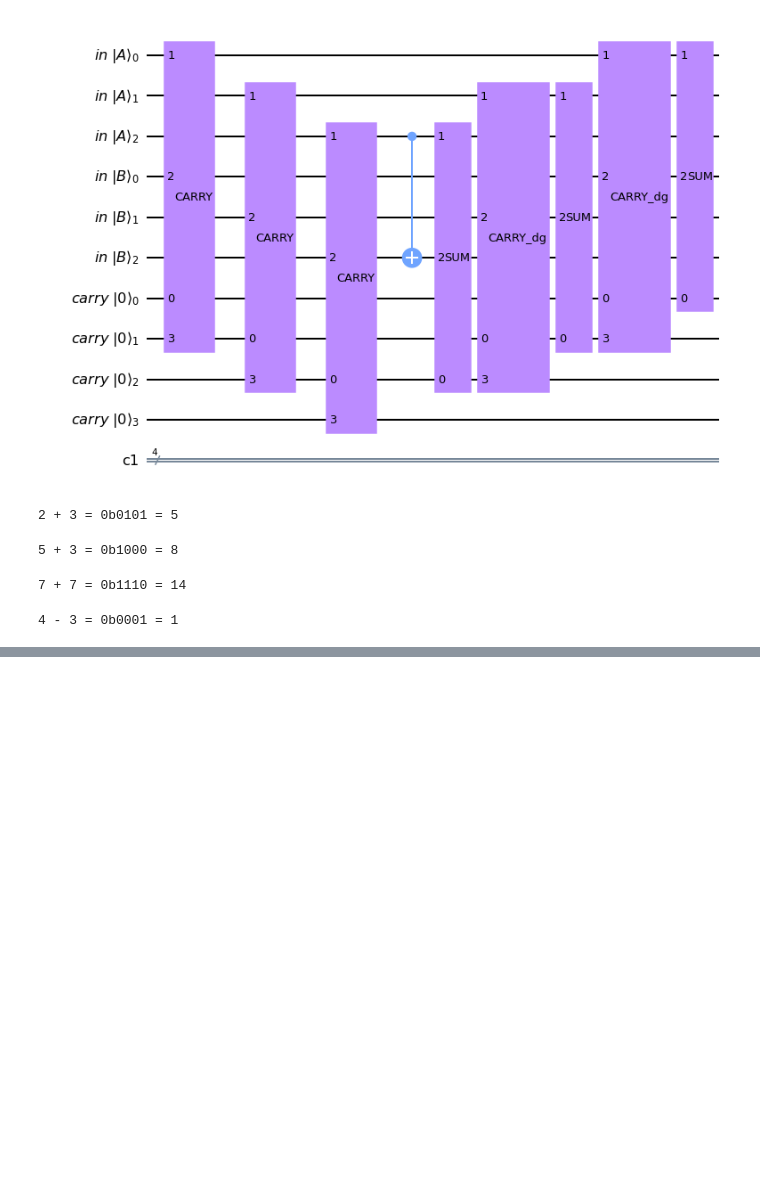
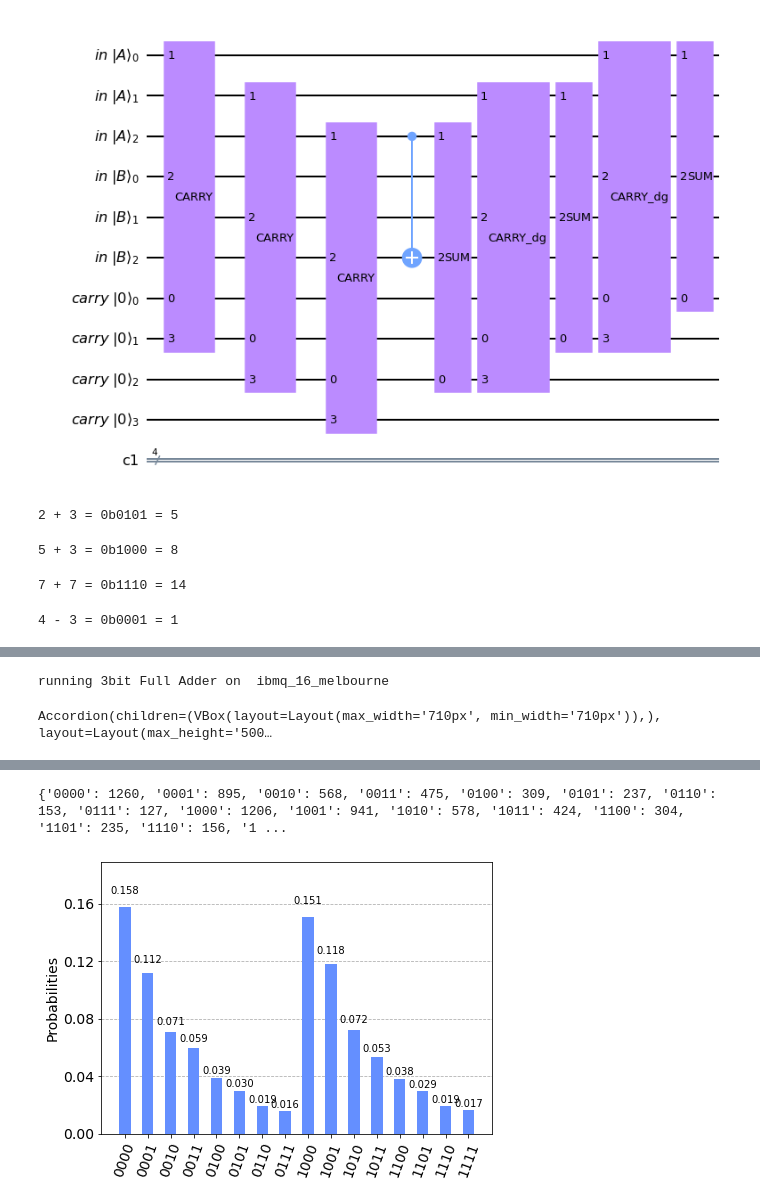
Before and after one commit to JAllsop/Quantum-Full-Adder, a Jupyter notebook: ELEN4022_Lab_2_2021.ipynb, the cells around one changed output, grey strips where cells are left out. Drawn from its saved outputs; the diff is of its cells as text; code cells hidden in the pictures; blank space fills up the shorter version.

```diff
--- a/ELEN4022_Lab_2_2021.ipynb
+++ b/ELEN4022_Lab_2_2021.ipynb
@@ -272,0 +335,7 @@ print("4 - 3 = 0b" + result + " = " + str(int(result,2)))
+# %%
+counts = ThreeBit.add(7,7, "hardware")
+print(counts)
+plot_histogram(counts)
+# %% [output]
+running 3bit Full Adder on  ibmq_16_melbourne
+Accordion(children=(VBox(layout=Layout(max_width='710px', min_width='710px')),), layout=Layout(max_height='500…
@@ -272,0 +343,2 @@ print("4 - 3 = 0b" + result + " = " + str(int(result,2)))
+{'0000': 1260, '0001': 895, '0010': 568, '0011': 475, '0100': 309, '0101': 237, '0110': 153, '0111': 127, '1000': 1206, '1001': 941, '1010': 578, '1011': 424, '1100': 304, '1101': 235, '1110': 156, '1 ...
+[figure, added]
```
Also changed, not shown: parts of 20 cells of this notebook.
